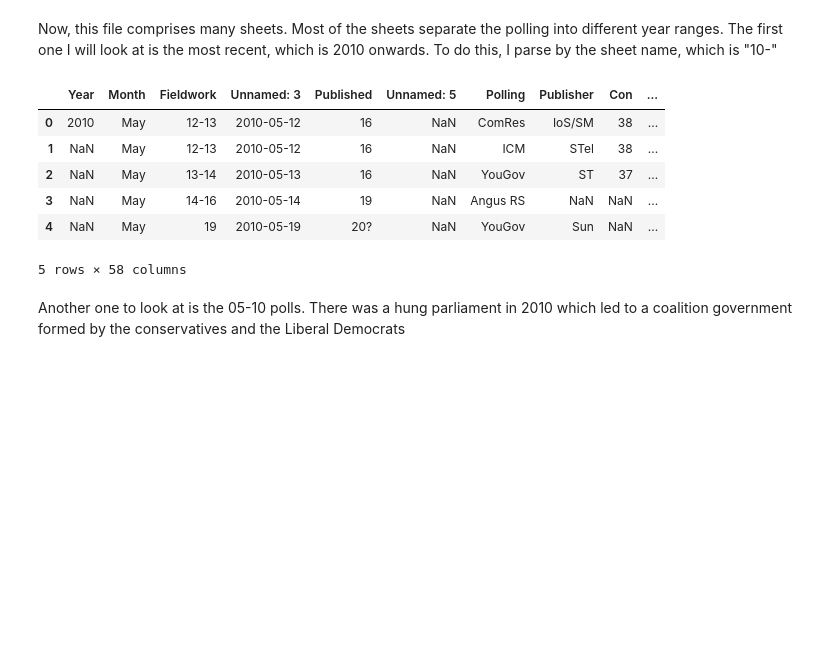
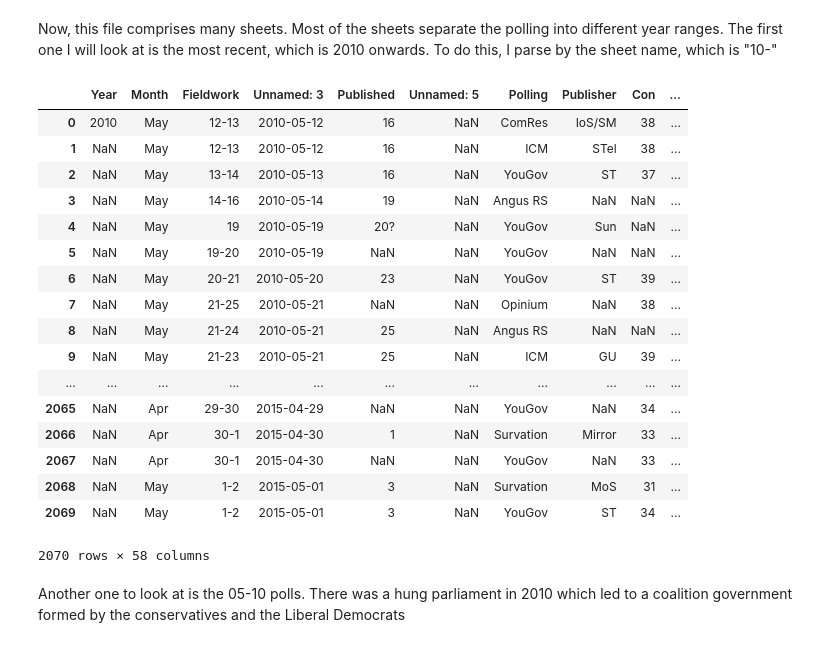
Before and after one commit to maclamont/UKElections, a Jupyter notebook: PollingData.ipynb, the cells around one changed output. Drawn from its saved outputs; the diff is of its cells as text; code cells hidden in the pictures; blank space fills up the shorter version.

```diff
--- a/PollingData.ipynb
+++ b/PollingData.ipynb
@@ -21,17 +43,29 @@ xlsfile = pd.ExcelFile('./Data/Polls/Mark-Packs-opinion-polls-spreadsheet_macl.x
 # %% [markdown]
 Now, this file comprises many sheets.  Most of the sheets separate the polling into different year ranges.  The first one I will look at is the most recent, which is 2010 onwards.  To do this, I parse by the sheet name, which is "10-"
 # %%
-df_2010_2015 = xlsfile.parse('10-')
+#df_2010_2015 = xlsfile.parse('10-')
+df_2010_2015 = xl.parse("10-")
 # %%
-df_2010_2015.head()
+df_2010_2015
 # %% [output]
 |  | Year | Month | Fieldwork | Unnamed: 3 | Published | Unnamed: 5 | Polling | Publisher | Con | ... |
 | 0 | 2010 | May | 12-13 | 2010-05-12 | 16 | NaN | ComRes | IoS/SM | 38 | ... |
 | 1 | NaN | May | 12-13 | 2010-05-12 | 16 | NaN | ICM | STel | 38 | ... |
 | 2 | NaN | May | 13-14 | 2010-05-13 | 16 | NaN | YouGov | ST | 37 | ... |
 | 3 | NaN | May | 14-16 | 2010-05-14 | 19 | NaN | Angus RS | NaN | NaN | ... |
 | 4 | NaN | May | 19 | 2010-05-19 | 20? | NaN | YouGov | Sun | NaN | ... |
+| 5 | NaN | May | 19-20 | 2010-05-19 | NaN | NaN | YouGov | NaN | NaN | ... |
+| 6 | NaN | May | 20-21 | 2010-05-20 | 23 | NaN | YouGov | ST | 39 | ... |
+| 7 | NaN | May | 21-25 | 2010-05-21 | NaN | NaN | Opinium | NaN | 38 | ... |
+| 8 | NaN | May | 21-24 | 2010-05-21 | 25 | NaN | Angus RS | NaN | NaN | ... |
+| 9 | NaN | May | 21-23 | 2010-05-21 | 25 | NaN | ICM | GU | 39 | ... |
+| ... | ... | ... | ... | ... | ... | ... | ... | ... | ... | ... |
+| 2065 | NaN | Apr | 29-30 | 2015-04-29 | NaN | NaN | YouGov | NaN | 34 | ... |
+| 2066 | NaN | Apr | 30-1 | 2015-04-30 | 1 | NaN | Survation | Mirror | 33 | ... |
+| 2067 | NaN | Apr | 30-1 | 2015-04-30 | NaN | NaN | YouGov | NaN | 33 | ... |
+| 2068 | NaN | May | 1-2 | 2015-05-01 | 3 | NaN | Survation | MoS | 31 | ... |
+| 2069 | NaN | May | 1-2 | 2015-05-01 | 3 | NaN | YouGov | ST | 34 | ... |
-5 rows × 58 columns
+2070 rows × 58 columns
 # %% [markdown]
 Another one to look at is the 05-10 polls.  There was a hung parliament in 2010 which led to a coalition government formed by the conservatives and the Liberal Democrats
 # %%
```
Also changed, not shown: parts of 9 cells of this notebook.
